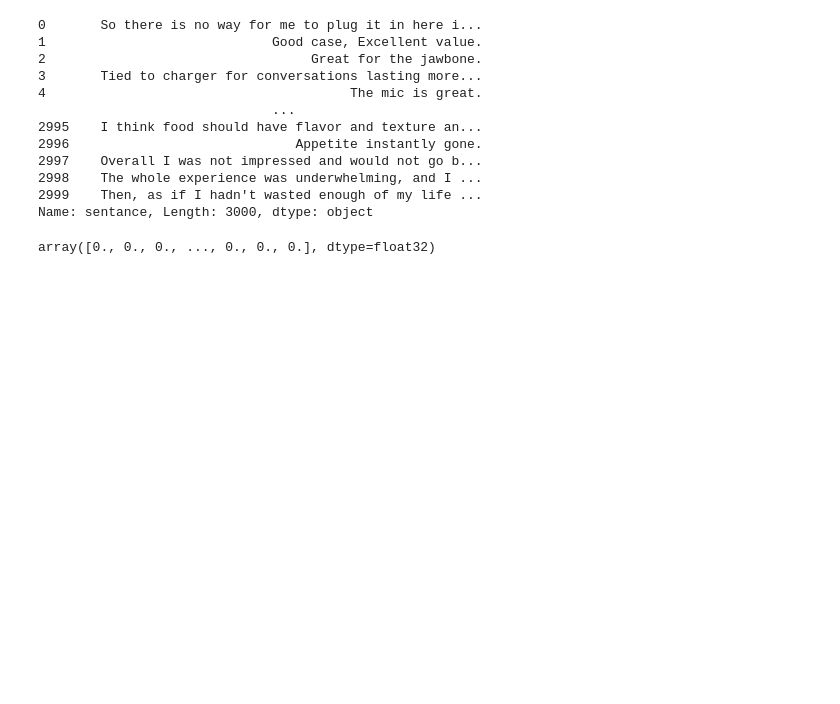
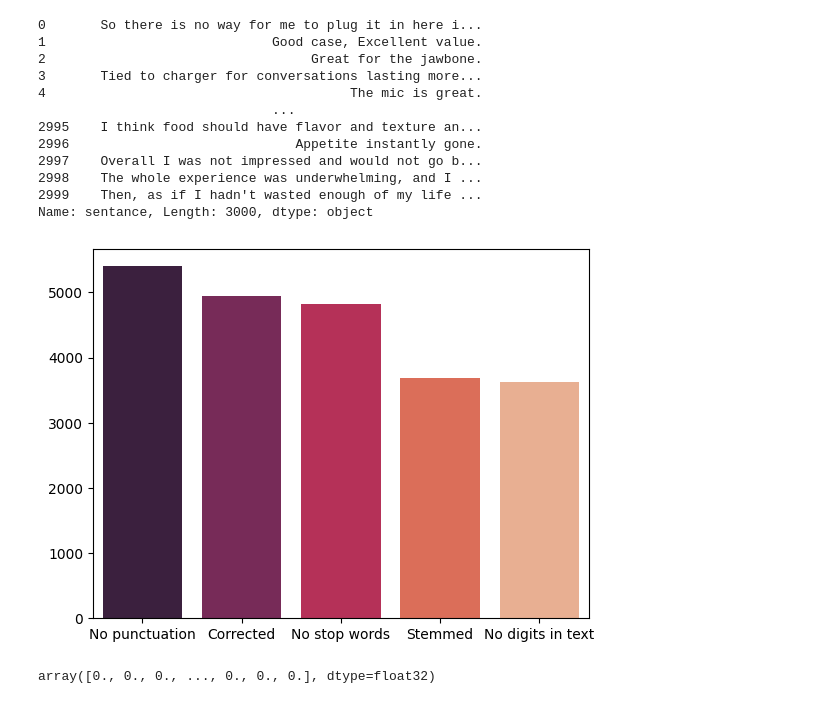
Before and after one commit to mjtalaska/Sentiment-analysis-feedforward, a Jupyter notebook: sentiment-analysis-with-feedforward-neural-network.ipynb, the cells around one changed output. Saved outputs shown, nothing was run; the diff lists cells and outputs as text; code cells hidden in the pictures; blank space fills up the shorter version.

```diff
--- a/sentiment-analysis-with-feedforward-neural-network.ipynb
+++ b/sentiment-analysis-with-feedforward-neural-network.ipynb
@@ -117,6 +110,11 @@ def prepare_data(sentance, vectorizer=None):
         return sentance
     else:
         return np.asarray(vectorizer(sentance).numpy(), dtype='float32').reshape(1,-1)
+# %%
+def count_unique(sentances):
+    unique = set()
+    [unique.update(s.split()) for s in sentances]
+    return len(unique)
 # %%
 x = data['sentance']
 y = data['sentiment']
@@ -134,5 +132,3 @@ x
 2998    The whole experience was underwhelming, and I ...
 2999    Then, as if I hadn't wasted enough of my life ...
 Name: sentance, Length: 3000, dtype: object
-# %%
-x = x.map(lambda x : prepare_data(x))
@@ -139,3 +153,11 @@ x = x.map(lambda x : prepare_data(x))
+# %%
+import matplotlib.pyplot as plt
+import seaborn as sns
+
+sns.barplot(x=list(words.keys()), y=list(words.values()), palette='rocket')
+plt.show()
+# %% [output]
+[figure, added]
 # %%
 from sklearn.model_selection import train_test_split
 x_train, x_test, y_train, y_test = train_test_split(x, y, test_size=0.3, stratify=y, random_state=42)
```
Also changed, not shown: parts of 19 cells of this notebook.
